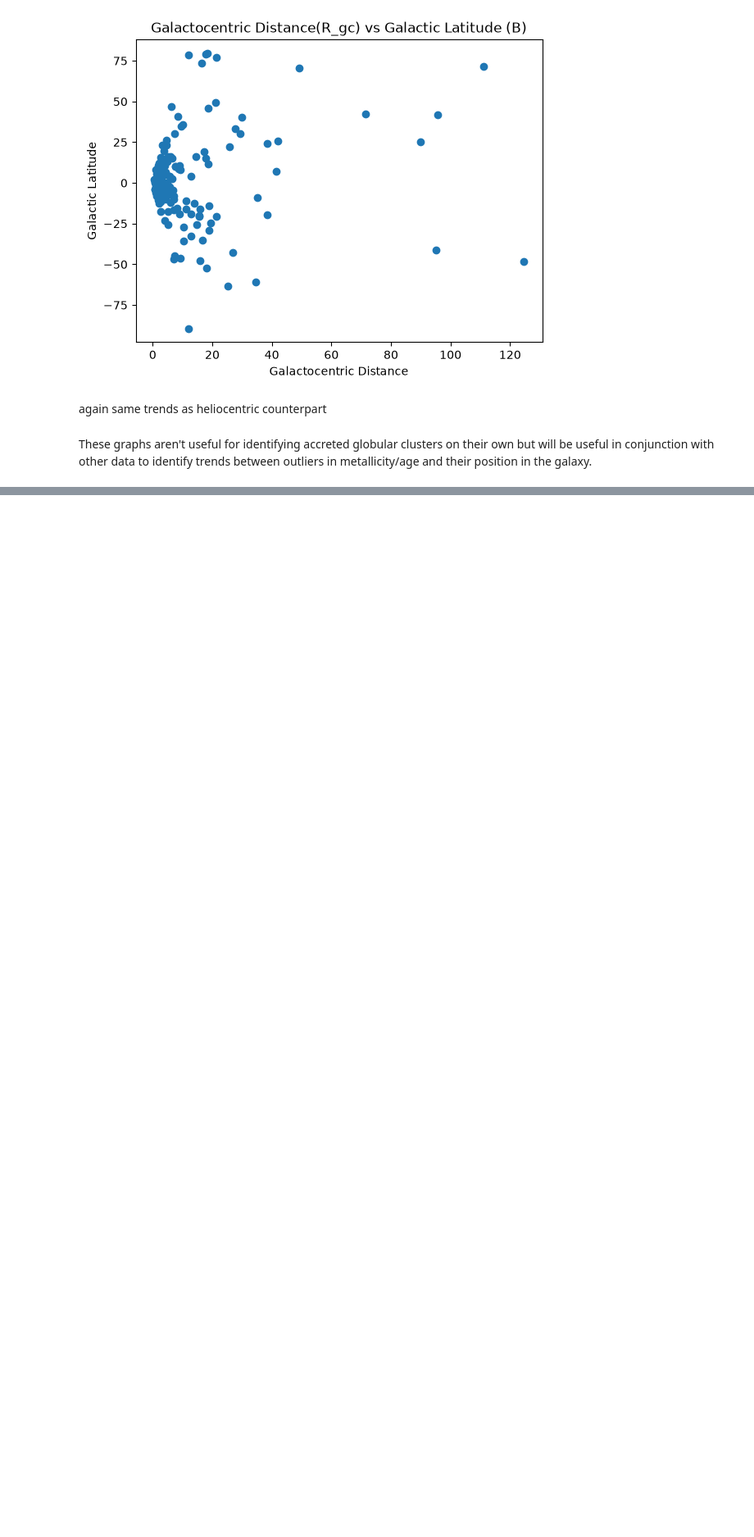
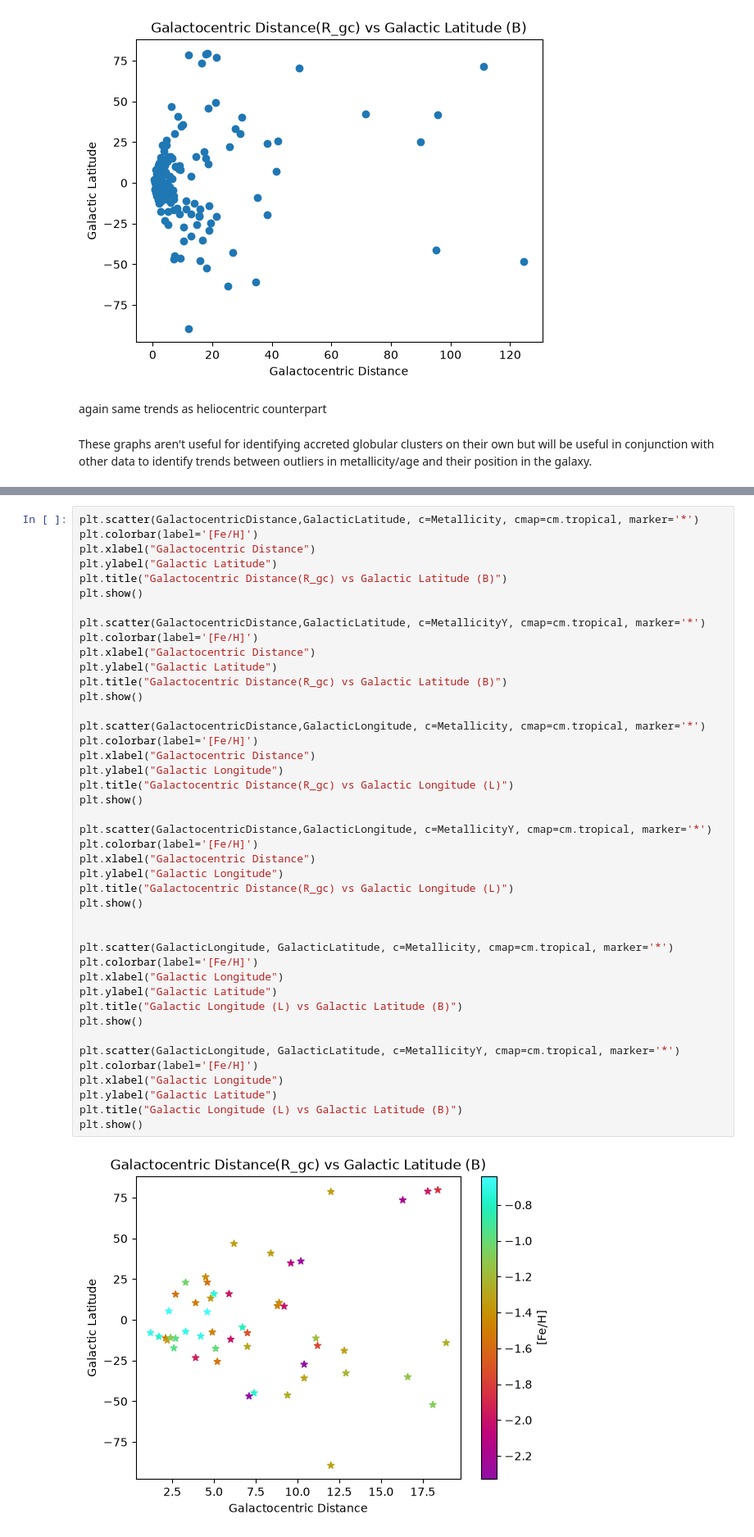
Before and after one commit to matilda-2116/3116_assignment_AshtonMatildaVix, a Jupyter notebook: HarrisPartI.ipynb, the cells around one changed output, grey strips where cells are left out. Shown at 82% size. Cells and saved outputs as stored; diff of their text form; blank space fills up the shorter version.

```diff
--- a/HarrisPartI.ipynb
+++ b/HarrisPartI.ipynb
@@ -142,0 +150,45 @@ plt.show()
+# %%
+plt.scatter(GalactocentricDistance,GalacticLatitude, c=Metallicity, cmap=cm.tropical, marker='*')
+plt.colorbar(label='[Fe/H]')
+plt.xlabel("Galactocentric Distance")
+plt.ylabel("Galactic Latitude")
+plt.title("Galactocentric Distance(R_gc) vs Galactic Latitude (B)")
+plt.show()
+
+plt.scatter(GalactocentricDistance,GalacticLatitude, c=MetallicityY, cmap=cm.tropical, marker='*')
+plt.colorbar(label='[Fe/H]')
+plt.xlabel("Galactocentric Distance")
+plt.ylabel("Galactic Latitude")
+plt.title("Galactocentric Distance(R_gc) vs Galactic Latitude (B)")
+plt.show()
+
+plt.scatter(GalactocentricDistance,GalacticLongitude, c=Metallicity, cmap=cm.tropical, marker='*')
+plt.colorbar(label='[Fe/H]')
+plt.xlabel("Galactocentric Distance")
+plt.ylabel("Galactic Longitude")
+plt.title("Galactocentric Distance(R_gc) vs Galactic Longitude (L)")
+plt.show()
+
+plt.scatter(GalactocentricDistance,GalacticLongitude, c=MetallicityY, cmap=cm.tropical, marker='*')
+plt.colorbar(label='[Fe/H]')
+plt.xlabel("Galactocentric Distance")
+plt.ylabel("Galactic Longitude")
+plt.title("Galactocentric Distance(R_gc) vs Galactic Longitude (L)")
+plt.show()
+
+
+plt.scatter(GalacticLongitude, GalacticLatitude, c=Metallicity, cmap=cm.tropical, marker='*')
+plt.colorbar(label='[Fe/H]')
+plt.xlabel("Galactic Longitude")
+plt.ylabel("Galactic Latitude")
+plt.title("Galactic Longitude (L) vs Galactic Latitude (B)")
+plt.show()
+
+plt.scatter(GalacticLongitude, GalacticLatitude, c=MetallicityY, cmap=cm.tropical, marker='*')
+plt.colorbar(label='[Fe/H]')
+plt.xlabel("Galactic Longitude")
+plt.ylabel("Galactic Latitude")
+plt.title("Galactic Longitude (L) vs Galactic Latitude (B)")
+plt.show()
+# %% [output]
+[figure, added]
```
Also changed, not shown: parts of 17 cells of this notebook.
